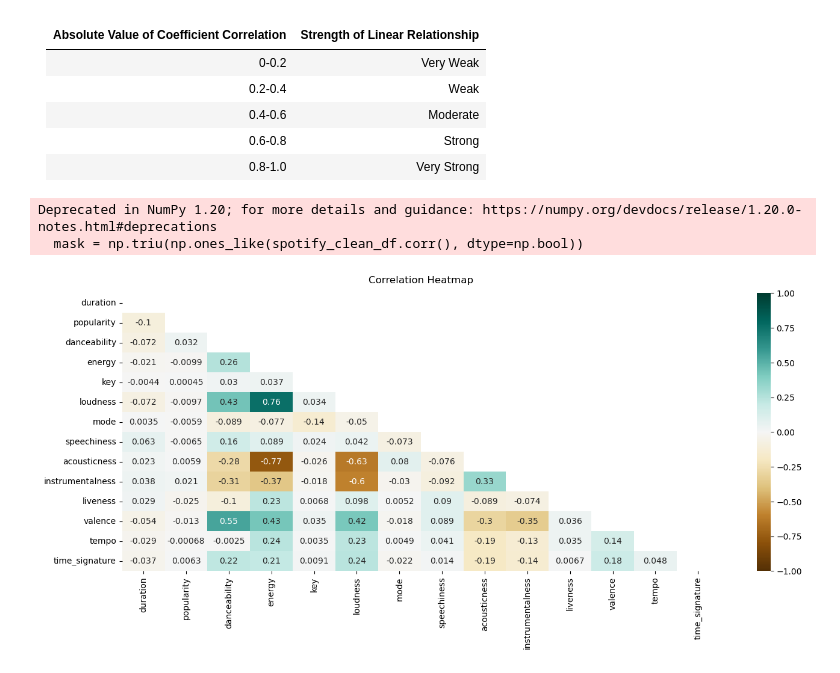
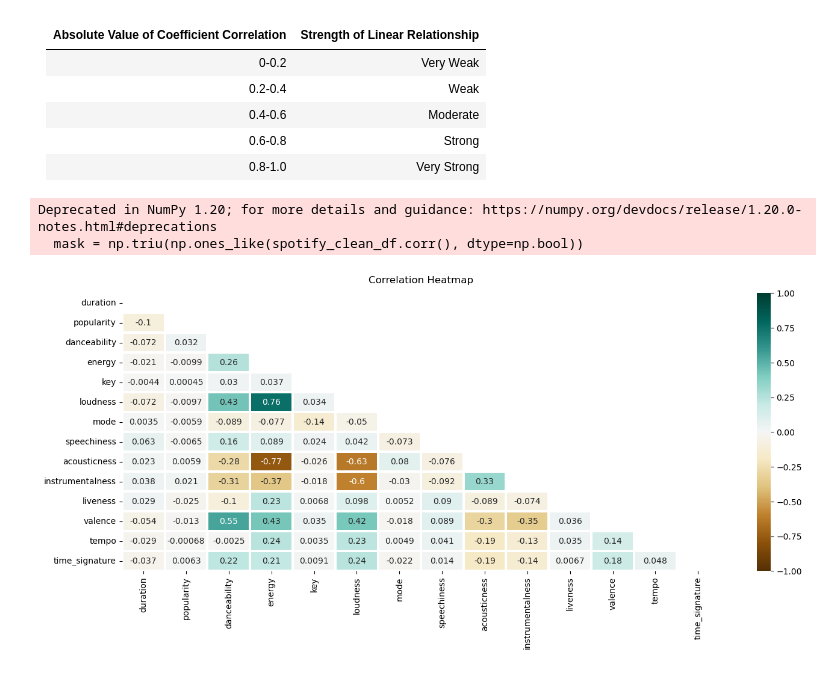
Before and after one commit to dapniii/DATA102-Spotify-Recommendation-System, a Jupyter notebook: main_project.ipynb, the cells around one changed output. Saved outputs shown, nothing was run; the diff lists cells and outputs as text; code cells hidden in the pictures.

```diff
--- a/main_project.ipynb
+++ b/main_project.ipynb
@@ -494,9 +494,9 @@ spotify_clean_df.to_csv('datacleaned1.csv', sep='\t', encoding='utf-8', header='
 # %%
 plt.figure(figsize=(16, 6))
 mask = np.triu(np.ones_like(spotify_clean_df.corr(), dtype=np.bool))
-heatmap=sns.heatmap(spotify_clean_df.corr(),mask=mask, vmin=-1,vmax=1,annot=True, cmap='BrBG')
+heatmap=sns.heatmap(spotify_clean_df.corr(),mask=mask, vmin=-1,vmax=1,annot=True, cmap='BrBG', linewidths=1.5)
 heatmap.set_title('Correlation Heatmap', fontdict={'fontsize':12}, pad=12);
 # %% [output]
 Deprecated in NumPy 1.20; for more details and guidance: https://numpy.org/devdocs/release/1.20.0-notes.html#deprecations
   mask = np.triu(np.ones_like(spotify_clean_df.corr(), dtype=np.bool))
-[figure, old version]
+[figure, new version]
```
Also changed, not shown: parts of 10 cells of this notebook.
